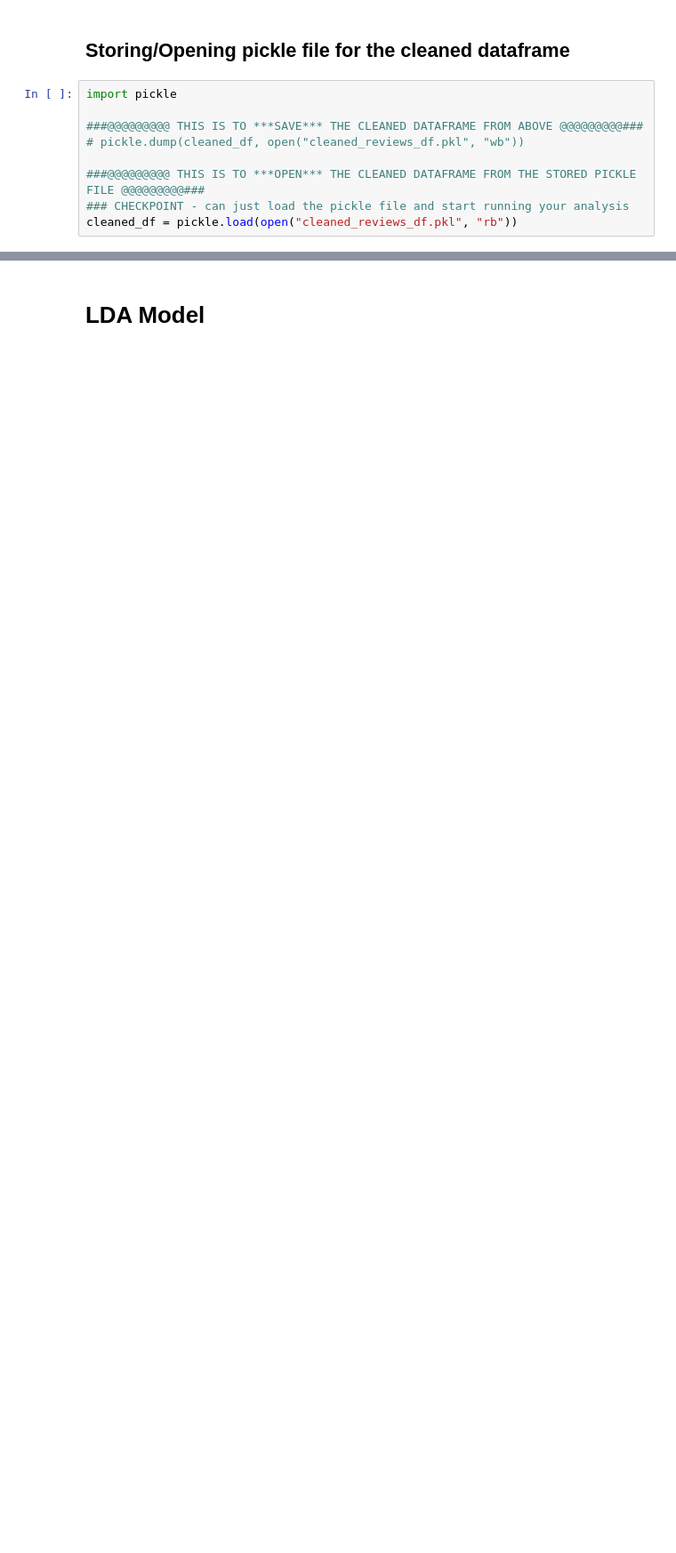
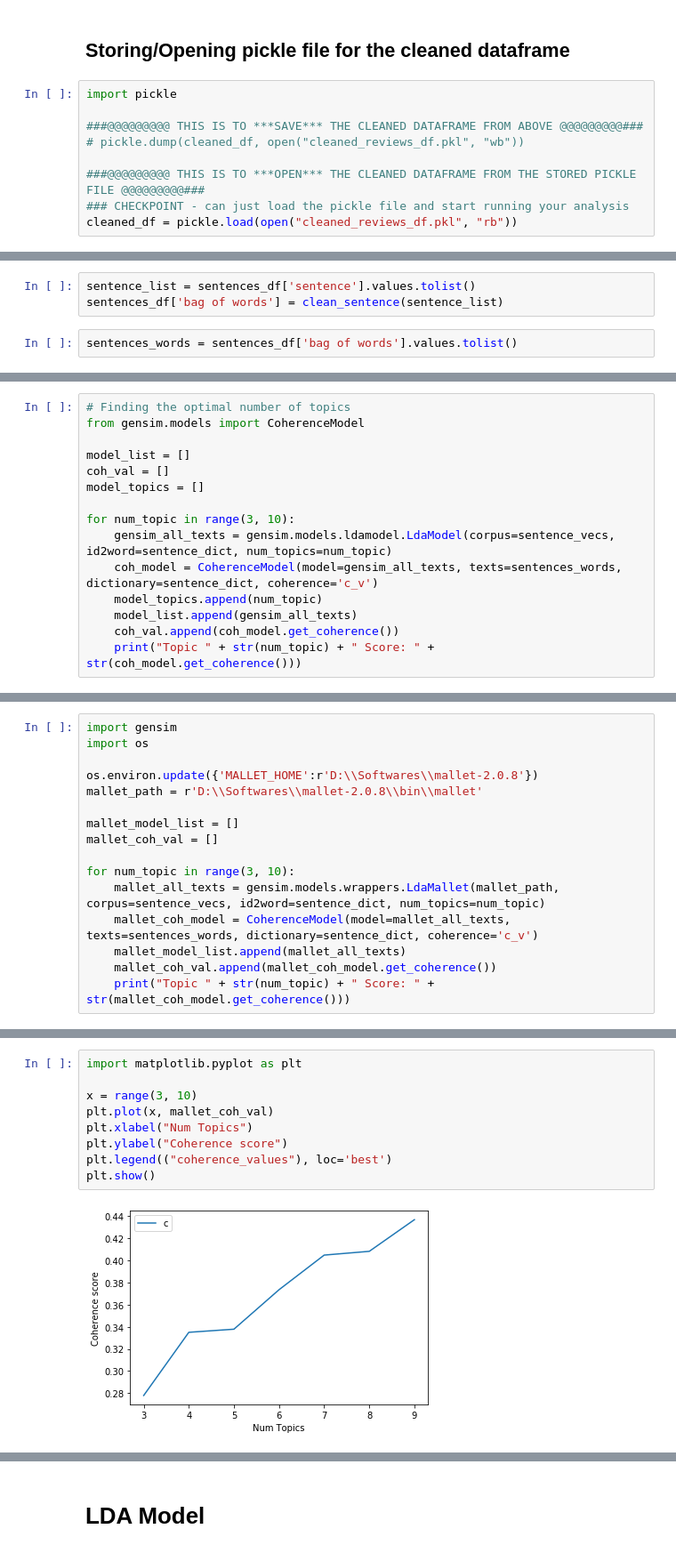
Before and after one commit to ngohngoh/phone-reviews-analysis, a Jupyter notebook: Cell phone Reviews - YL.ipynb, the cells around one changed output, grey strips where cells are left out. Shown at 89% size. Drawn from its saved outputs; the diff is of its cells as text; blank space fills up the shorter version.

Commit message:
Update Cell phone Reviews - YL.ipynb
Both Gensim and Mallet LDA models for all texts, nouns only and nouns & adjectives

```diff
--- a/Cell phone Reviews - YL.ipynb
+++ b/Cell phone Reviews - YL.ipynb
@@ -198,0 +267,5 @@ len(cleaned_df)
+# %%
+sentence_list = sentences_df['sentence'].values.tolist()
+sentences_df['bag of words'] = clean_sentence(sentence_list)
+# %%
+sentences_words = sentences_df['bag of words'].values.tolist()
@@ -198,0 +280,15 @@ len(cleaned_df)
+# %%
+# Finding the optimal number of topics
+from gensim.models import CoherenceModel
+
+model_list = []
+coh_val = []
+model_topics = []
+
+for num_topic in range(3, 10):
+    gensim_all_texts = gensim.models.ldamodel.LdaModel(corpus=sentence_vecs, id2word=sentence_dict, num_topics=num_topic)
+    coh_model = CoherenceModel(model=gensim_all_texts, texts=sentences_words, dictionary=sentence_dict, coherence='c_v')
+    model_topics.append(num_topic)
+    model_list.append(gensim_all_texts)
+    coh_val.append(coh_model.get_coherence())
+    print("Topic " + str(num_topic) + " Score: " + str(coh_model.get_coherence()))
@@ -198,0 +359,16 @@ len(cleaned_df)
+# %%
+import gensim
+import os
+
+os.environ.update({'MALLET_HOME':r'D:\\Softwares\\mallet-2.0.8'})
+mallet_path = r'D:\\Softwares\\mallet-2.0.8\\bin\\mallet'
+
+mallet_model_list = []
+mallet_coh_val = []
+
+for num_topic in range(3, 10):
+    mallet_all_texts = gensim.models.wrappers.LdaMallet(mallet_path, corpus=sentence_vecs, id2word=sentence_dict, num_topics=num_topic)
+    mallet_coh_model = CoherenceModel(model=mallet_all_texts, texts=sentences_words, dictionary=sentence_dict, coherence='c_v')
+    mallet_model_list.append(mallet_all_texts)
+    mallet_coh_val.append(mallet_coh_model.get_coherence())
+    print("Topic " + str(num_topic) + " Score: " + str(mallet_coh_model.get_coherence()))
@@ -198,0 +383,11 @@ len(cleaned_df)
+# %%
+import matplotlib.pyplot as plt
+
+x = range(3, 10)
+plt.plot(x, mallet_coh_val)
+plt.xlabel("Num Topics")
+plt.ylabel("Coherence score")
+plt.legend(("coherence_values"), loc='best')
+plt.show()
+# %% [output]
+[figure, added]
```
Also changed, not shown: parts of 59 cells of this notebook.
